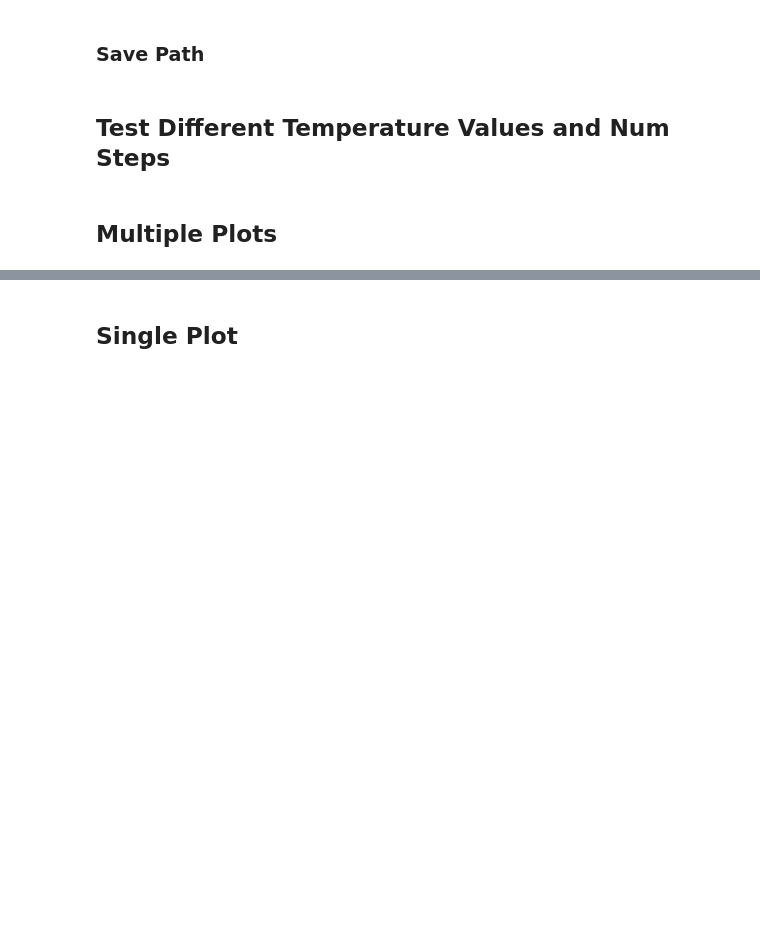
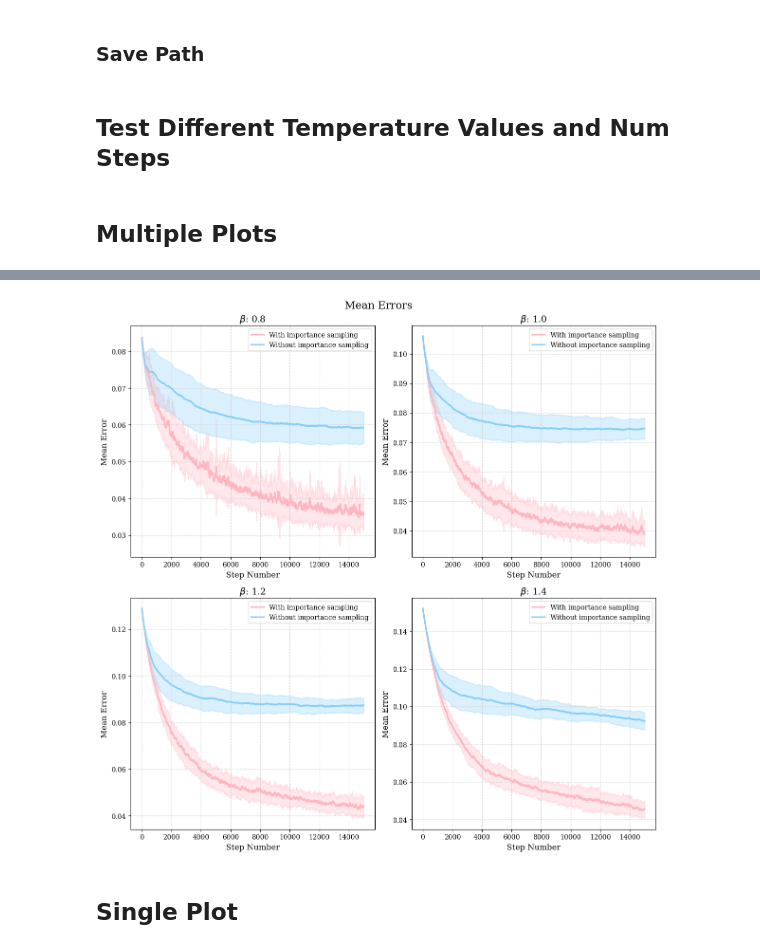
Before and after one commit to ArminBaz/SR-IS, a Jupyter notebook: src/convergence.ipynb, the cells around one changed output, grey strips where cells are left out. Saved outputs shown, nothing was run; the diff lists cells and outputs as text; code cells hidden in the pictures; blank space fills up the shorter version.

```diff
--- a/src/convergence.ipynb
+++ b/src/convergence.ipynb
@@ -324,3 +323,60 @@ plt.show()
+# %%
+# Save path
+save_path = save_dir + 'convergence_four_room.png'
+
+# Calculate mean and standard deviation across the 100 runs
+mean_diffs_with_imp = np.mean(diffs_with_imp, axis=0)
+std_diffs_with_imp = np.std(diffs_with_imp, axis=0)
+
+mean_diffs_no_imp = np.mean(diffs_no_imp, axis=0)
+std_diffs_no_imp = np.std(diffs_no_imp, axis=0)
+
+# Set a nicer font
+plt.rcParams['font.family'] = 'serif'
+
+# Define pastel colors
+colors = ['#FFB6C1', '#FFD700', '#98FB98', '#87CEFA', '#FFA07A']
+
+# Softmax agents
+fig, axes = plt.subplots(2, 2, figsize=(12, 12))
+fig.suptitle(f"{diff_type} Errors", fontsize=16)  # Title for all subplots
+
+for i, temp in enumerate(temperature_values):
+    x = np.arange(num_steps)
+    ax = axes[i // 2, i % 2]
+
+    # Plot mean convergence curves with shaded regions for standard deviation
+    ax.plot(x, mean_diffs_with_imp[i][0], label='With importance sampling', color=colors[0], linewidth=2.2)
+    ax.fill_between(x, mean_diffs_with_imp[i][0] - std_diffs_with_imp[i][0],
+                    mean_diffs_with_imp[i][0] + std_diffs_with_imp[i][0],
+                    color=colors[0], alpha=0.3)
+
+    ax.plot(x, mean_diffs_no_imp[i][0], label='Without importance sampling', color=colors[3], linewidth=2.2)
+    ax.fill_between(x, mean_diffs_no_imp[i][0] - std_diffs_no_imp[i][0],
+                    mean_diffs_no_imp[i][0] + std_diffs_no_imp[i][0],
+                    color=colors[3], alpha=0.3)
+
+    # Add labels to the x-axis and y-axis
+    ax.set_xlabel('Step Number', fontsize=12)
+    ax.set_ylabel(f'{diff_type} Error', fontsize=12)
+
+    # Add a title to the plot
+    ax.set_title(fr'$\beta$: {temp}', fontsize=14)
+
+    # Add a legend to the plot
+    ax.legend()
+
+    # Add dashed light grey grid lines
+    ax.grid(color='lightgrey', linestyle='--')
+
+# Add dashed light grey grid lines
+ax.grid(color='lightgrey', linestyle='--')
+
+# plt.savefig(save_path, bbox_inches='tight', dpi=300)
+plt.tight_layout()
+plt.show()
+# %% [output]
+[figure, added]
 # %% [markdown]
 ## Single Plot
 # %%
```
Also changed, not shown: parts of 3 cells of this notebook, 3 other files.
